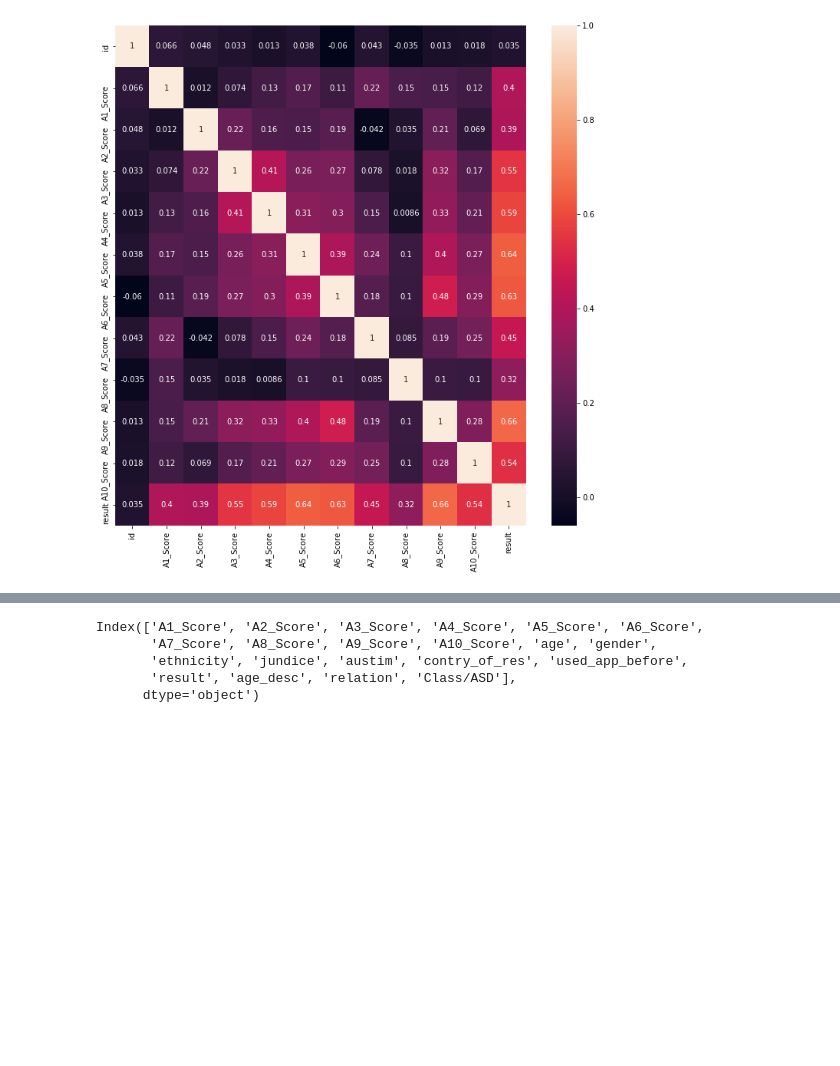
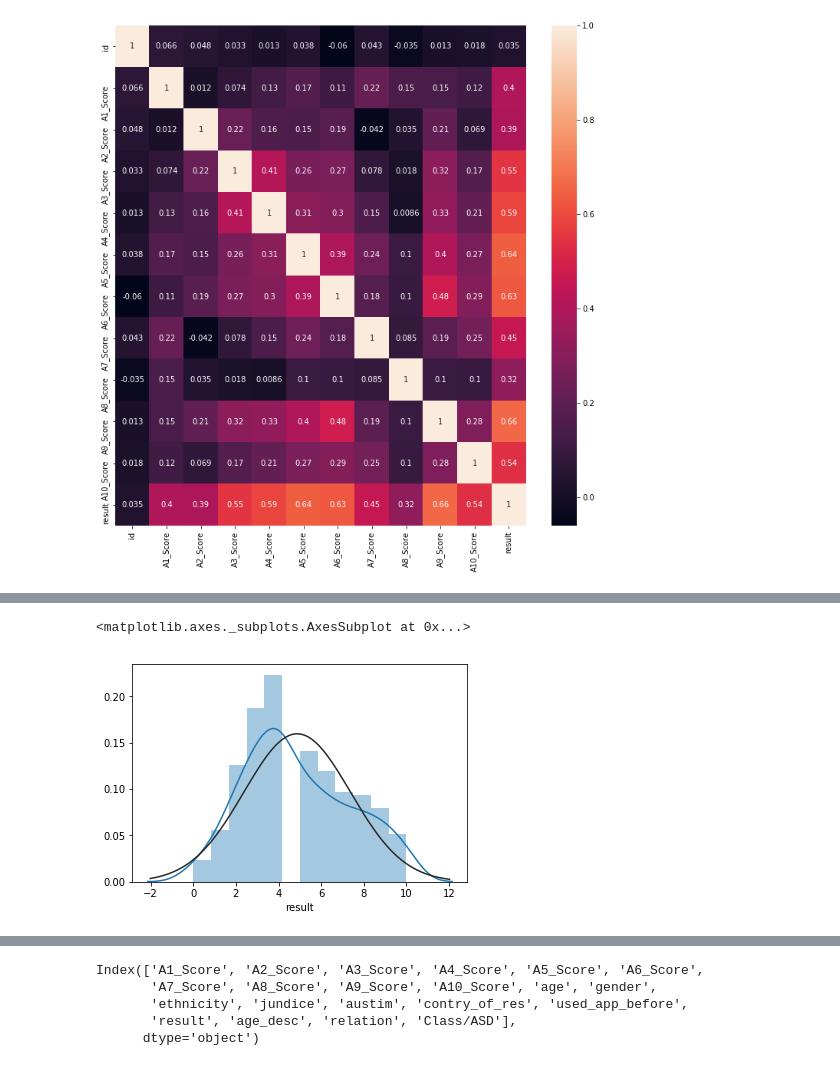
Before and after one commit to adityasharma1076/Autism-Adult-Data, a Jupyter notebook: Autism-Adult-Data.ipynb, the cells around one changed output, grey strips where cells are left out. Drawn from its saved outputs; the diff is of its cells as text; code cells hidden in the pictures; blank space fills up the shorter version.

```diff
--- a/Autism-Adult-Data.ipynb
+++ b/Autism-Adult-Data.ipynb
@@ -72,0 +92,6 @@ df.head()
+# %%
+from scipy.stats import norm
+sns.distplot(df['result'],fit=norm)
+# %% [output]
+<matplotlib.axes._subplots.AxesSubplot at 0x...>
+[figure, added]
```
Also changed, not shown: parts of 7 cells of this notebook.
